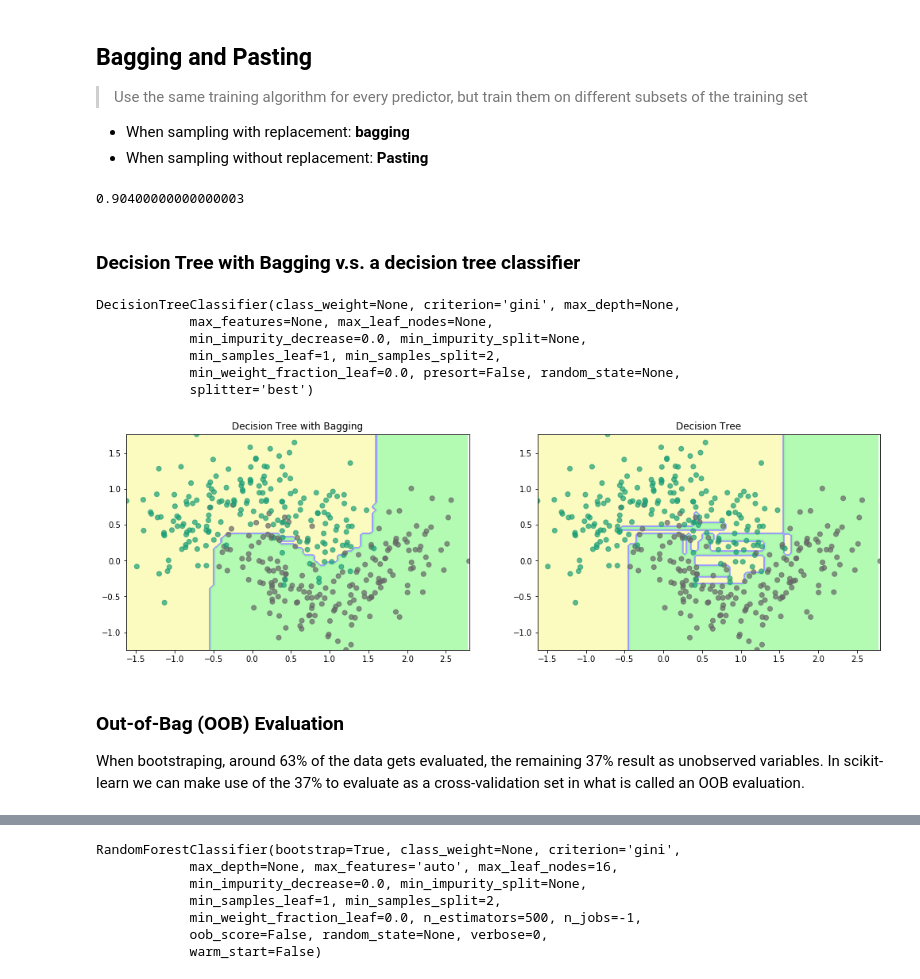
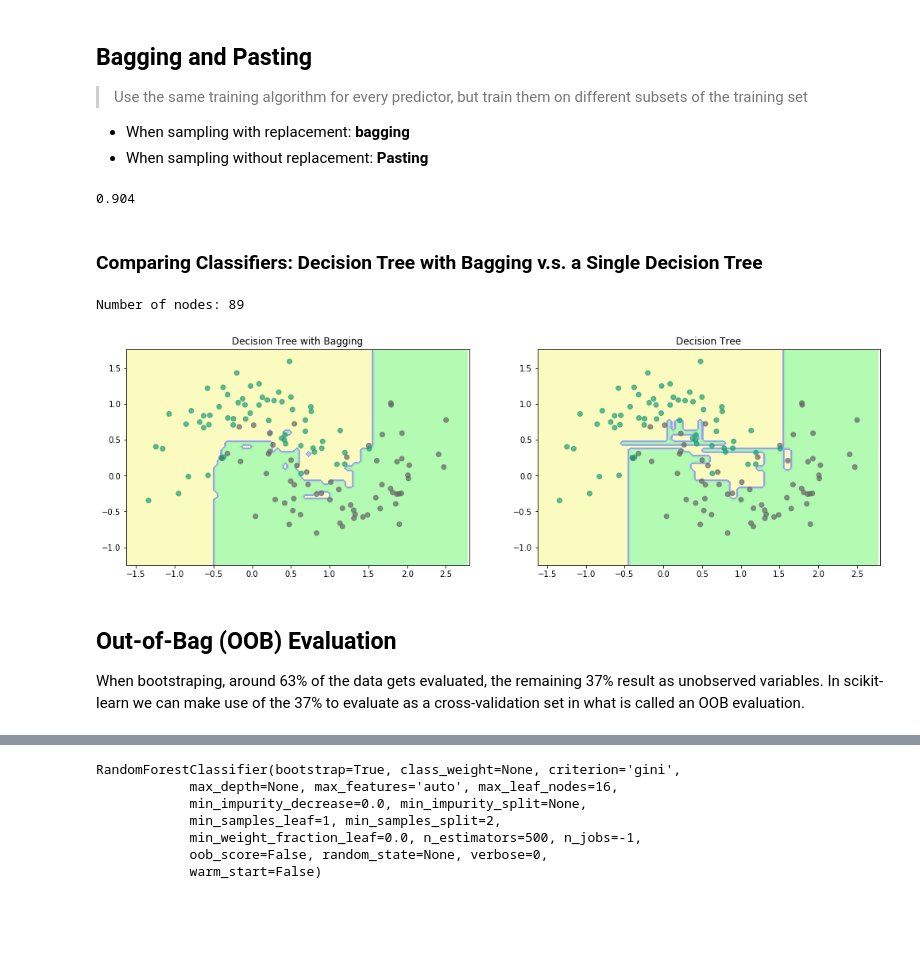
Before and after one commit to gerdm/machine_learning, a Jupyter notebook: scikitlearn_tflow/Ensemble.ipynb, the cells around one changed output, grey strips where cells are left out. Cells and saved outputs as stored; diff of their text form; code cells hidden in the pictures; blank space fills up the shorter version.

```diff
--- a/scikitlearn_tflow/Ensemble.ipynb
+++ b/scikitlearn_tflow/Ensemble.ipynb
@@ -137,36 +137,31 @@ bag_clf = BaggingClassifier(
 
 bag_clf.fit(xtrain, ytrain)
 ypred = bag_clf.predict(xtest)
+accuracy_score(ytest, ypred)
+# %% [output]
+0.904
-# %%
-accuracy_score(ytest, ypred)
-# %% [output]
-0.90400000000000003
 # %% [markdown]
-### Decision Tree with Bagging v.s. a decision tree classifier
+### Comparing Classifiers: Decision Tree with Bagging v.s. a Single Decision Tree
 # %%
 tree_clf = DecisionTreeClassifier()
 tree_clf.fit(xtrain, ytrain)
+print(f"Number of nodes: {tree_clf.tree_.node_count}")
 # %% [output]
-DecisionTreeClassifier(class_weight=None, criterion='gini', max_depth=None,
-            max_features=None, max_leaf_nodes=None,
-            min_impurity_decrease=0.0, min_impurity_split=None,
-            min_samples_leaf=1, min_samples_split=2,
-            min_weight_fraction_leaf=0.0, presort=False, random_state=None,
-            splitter='best')
+Number of nodes: 89
 # %%
 fig = plt.figure(figsize=(17,5))
 ax1 = fig.add_subplot(121)
 ax2 = fig.add_subplot(122)
 plot_decision_map(xtrain, bag_clf, ax1, alpha=0.8, cmap=custom_cmap1)
 plot_decision_map(xtrain, tree_clf, ax2, alpha=0.8, cmap=custom_cmap1)
 ax1.set_title("Decision Tree with Bagging")
 ax2.set_title("Decision Tree")
 for ax in (ax1, ax2):
-    ax.scatter(*xtrain.T, c=ytrain, cmap=plt.cm.Dark2, alpha=0.7)
+    ax.scatter(*xtest.T, c=ytest, cmap=plt.cm.Dark2, alpha=0.7)
 # %% [output]
-[figure, old version]
+[figure, new version]
 # %% [markdown]
-### Out-of-Bag (OOB) Evaluation
+## Out-of-Bag (OOB) Evaluation
 
 When bootstraping, around 63% of the data gets evaluated, the remaining 37% result as unobserved variables. In scikit-learn we can make use of the 37% to evaluate as a cross-validation set in what is called an OOB evaluation.
 # %%
```
Also changed, not shown: parts of 9 cells of this notebook.
